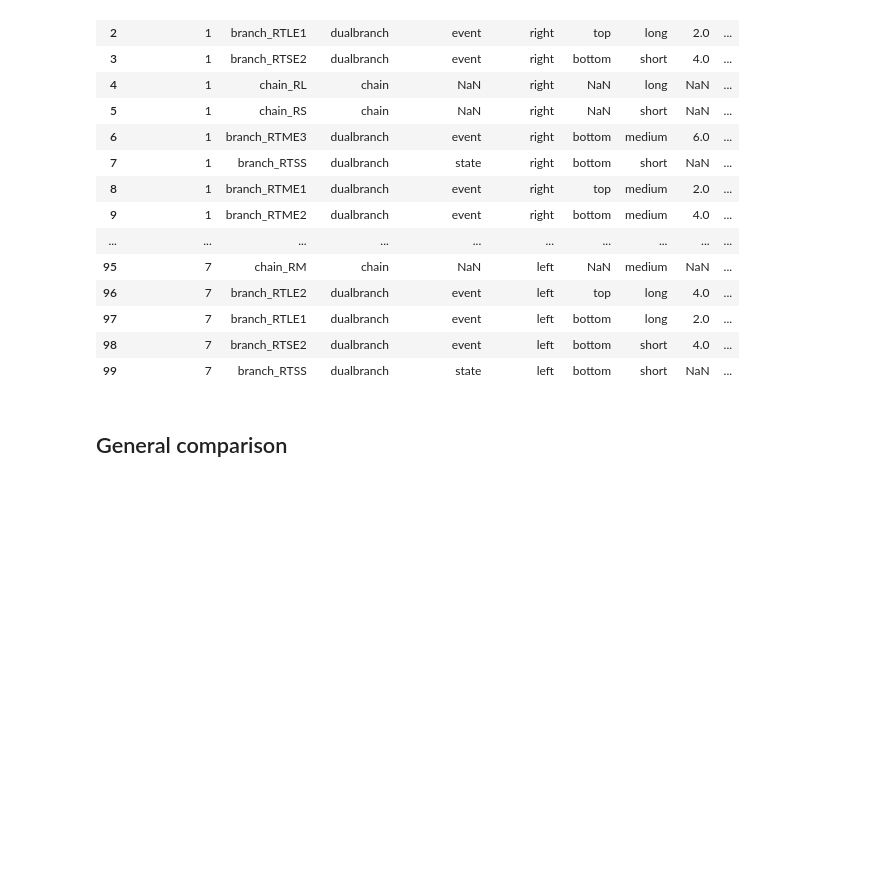
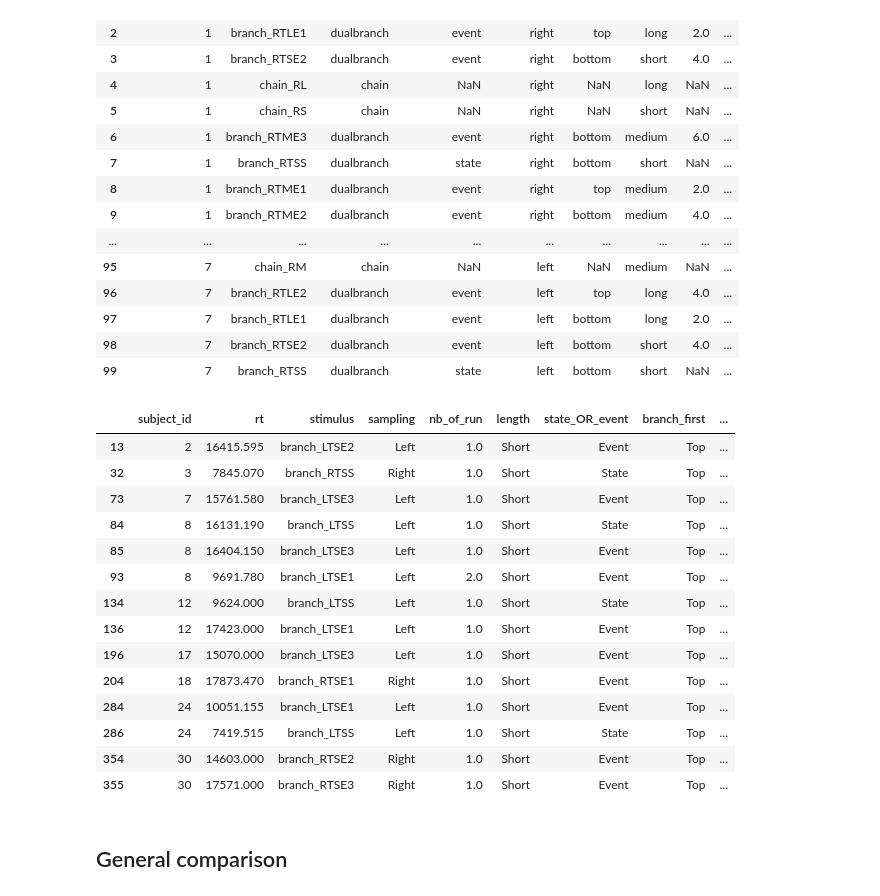
Before and after one commit to A-Fermo/continuity-cogsci21, a Jupyter notebook: analysis/analysis_E1_100def.ipynb, the cells around one changed output. Cells and saved outputs as stored; diff of their text form; code cells hidden in the pictures; blank space fills up the shorter version.

```diff
--- a/analysis/analysis_E1_100def.ipynb
+++ b/analysis/analysis_E1_100def.ipynb
@@ -6,7 +6,7 @@ import matplotlib.pyplot as plt
 #from jupyterthemes import jtplot
 from pandas.api.types import CategoricalDtype
 #jtplot.style(theme="chesterish")
-pd.options.display.max_rows = 100
+pd.options.display.max_rows = 370
 # %% [markdown]
 ## Data structuring
 # %% [markdown]
@@ -585,6 +585,24 @@ data2[:100]
 | 97 | 7 | branch_RTLE1 | dualbranch | event | left | bottom | long | 2.0 | ... |
 | 98 | 7 | branch_RTSE2 | dualbranch | event | left | bottom | short | 4.0 | ... |
 | 99 | 7 | branch_RTSS | dualbranch | state | left | bottom | short | NaN | ... |
+# %%
+data_AND_Gate[(data_AND_Gate["branch_first"]=="Top")&(data_AND_Gate["node_selected"]=='node7')]
+# %% [output]
+|  | subject_id | rt | stimulus | sampling | nb_of_run | length | state_OR_event | branch_first | ... |
+| 13 | 2 | 16415.595 | branch_LTSE2 | Left | 1.0 | Short | Event | Top | ... |
+| 32 | 3 | 7845.070 | branch_RTSS | Right | 1.0 | Short | State | Top | ... |
+| 73 | 7 | 15761.580 | branch_LTSE3 | Left | 1.0 | Short | Event | Top | ... |
+| 84 | 8 | 16131.190 | branch_LTSS | Left | 1.0 | Short | State | Top | ... |
+| 85 | 8 | 16404.150 | branch_LTSE3 | Left | 1.0 | Short | Event | Top | ... |
+| 93 | 8 | 9691.780 | branch_LTSE1 | Left | 2.0 | Short | Event | Top | ... |
+| 134 | 12 | 9624.000 | branch_LTSS | Left | 1.0 | Short | State | Top | ... |
+| 136 | 12 | 17423.000 | branch_LTSE1 | Left | 1.0 | Short | Event | Top | ... |
+| 196 | 17 | 15070.000 | branch_LTSE3 | Left | 1.0 | Short | Event | Top | ... |
+| 204 | 18 | 17873.470 | branch_RTSE1 | Right | 1.0 | Short | Event | Top | ... |
+| 284 | 24 | 10051.155 | branch_LTSE1 | Left | 1.0 | Short | Event | Top | ... |
+| 286 | 24 | 7419.515 | branch_LTSS | Left | 1.0 | Short | State | Top | ... |
+| 354 | 30 | 14603.000 | branch_RTSE2 | Right | 1.0 | Short | Event | Top | ... |
+| 355 | 30 | 17571.000 | branch_RTSE3 | Right | 1.0 | Short | Event | Top | ... |
 # %%
 #root_dir = os.path.dirname(os.getcwd())
 #data2.to_csv(r"{}/data/responsesOnly_E1_100def.csv".format(root_dir),index=False)
```
Also changed, not shown: parts of 3 cells of this notebook, 10 other files.
